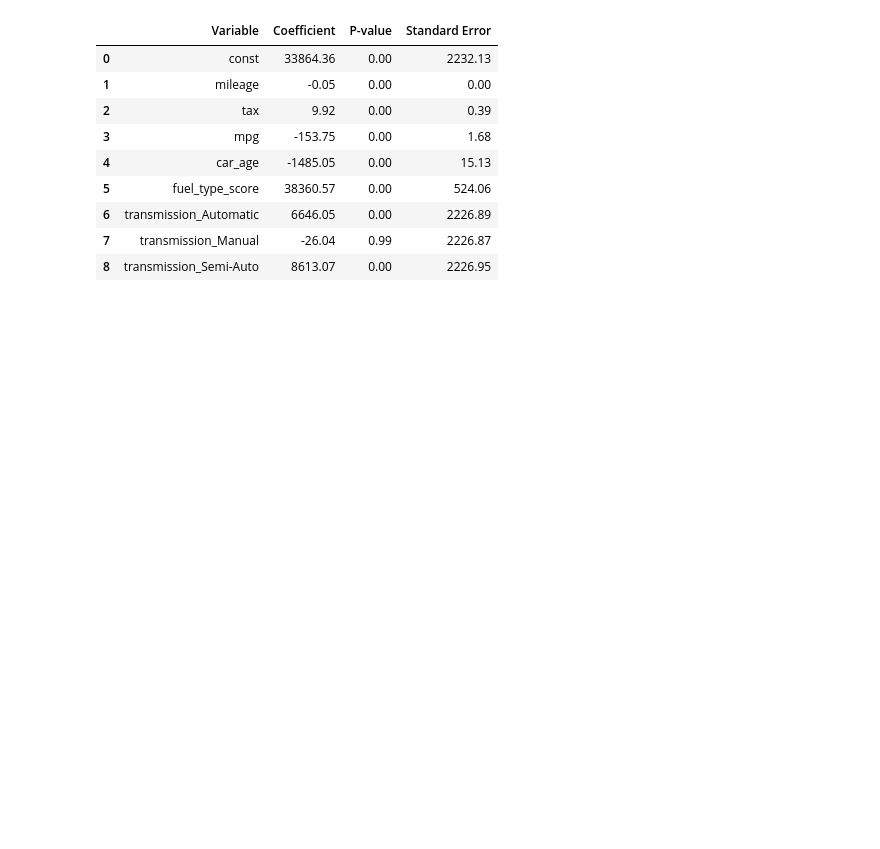
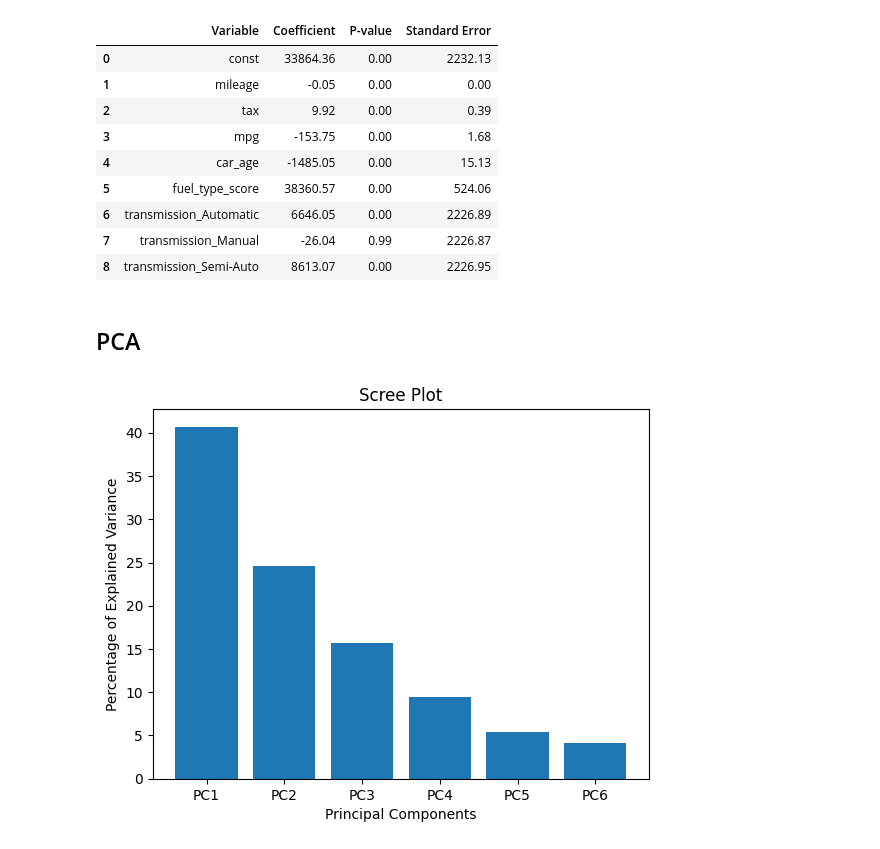
Before and after one commit to TXTEck/DAV_CA1, a Jupyter notebook: notebooks/car_price_analysis.ipynb, the cells around one changed output. Saved outputs shown, nothing was run; the diff lists cells and outputs as text; code cells hidden in the pictures; blank space fills up the shorter version.

```diff
--- a/notebooks/car_price_analysis.ipynb
+++ b/notebooks/car_price_analysis.ipynb
@@ -769,3 +770,39 @@ multiple_ols_summary
 | 6 | transmission_Automatic | 6646.05 | 0.00 | 2226.89 |
 | 7 | transmission_Manual | -26.04 | 0.99 | 2226.87 |
 | 8 | transmission_Semi-Auto | 8613.07 | 0.00 | 2226.95 |
+# %% [markdown]
+## PCA
+# %%
+# Select numeric features for PCA
+numeric_data = cars[[
+    "price",
+    "mileage",
+    "tax",
+    "mpg",
+    "car_age",
+    "fuel_type_score"
+]]
+
+# Initialize the StandardScaler
+scaler = StandardScaler()
+
+# Fit the scaler to the data and transform it
+scaled_data = scaler.fit_transform(numeric_data)
+
+# Perform PCA
+pca = PCA()
+pca.fit(scaled_data)
+
+# Explained variance ratio
+per_var = np.round(pca.explained_variance_ratio_ * 100, decimals=1)
+
+# Scree plot
+labels = ["PC" + str(i) for i in range(1, len(per_var) + 1)]
+
+plt.bar(x=range(1, len(per_var) + 1), height=per_var, tick_label=labels)
+plt.ylabel("Percentage of Explained Variance")
+plt.xlabel("Principal Components")
+plt.title("Scree Plot")
+plt.show()
+# %% [output]
+[figure, added]
```
Also changed, not shown: parts of 8 cells of this notebook, 3 other files.
